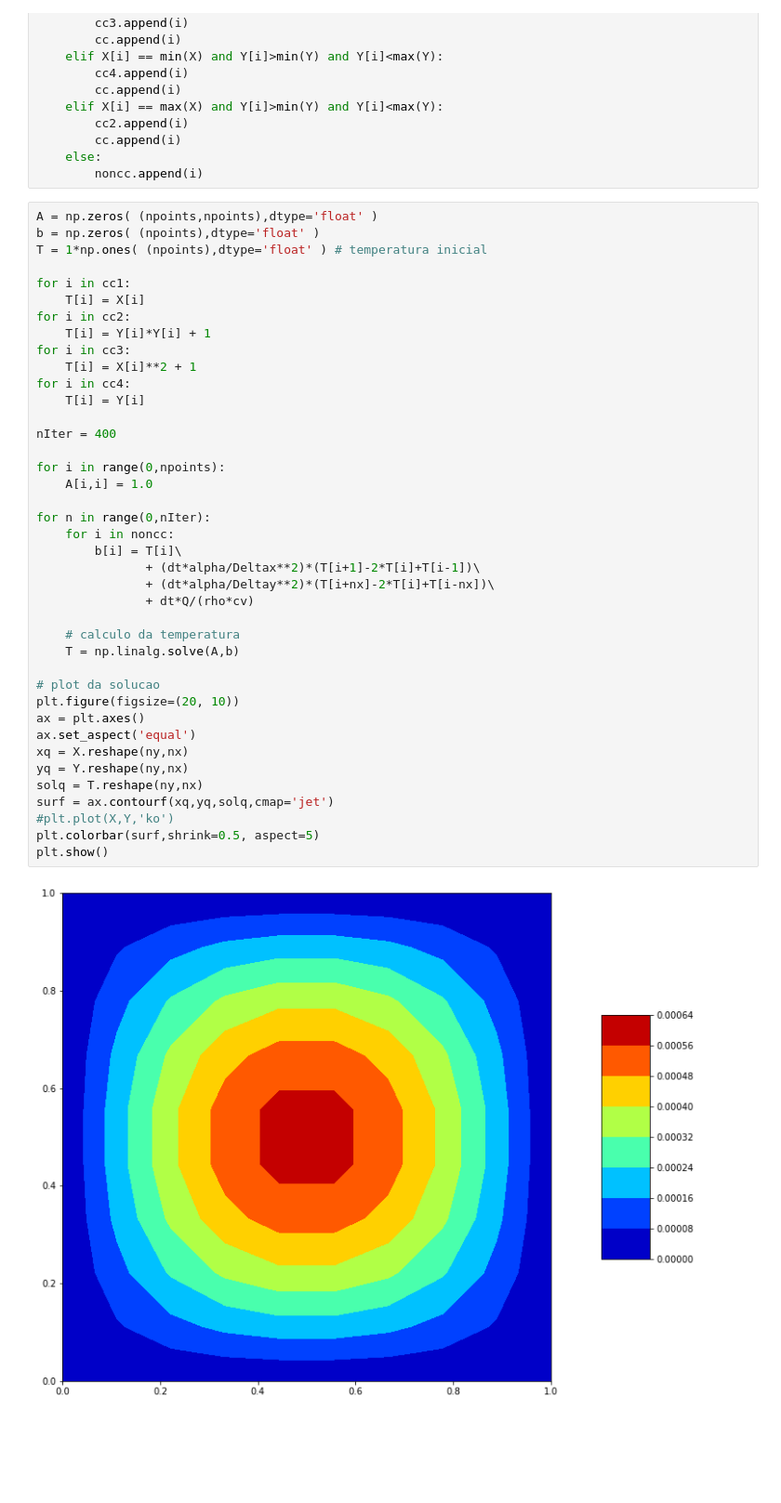
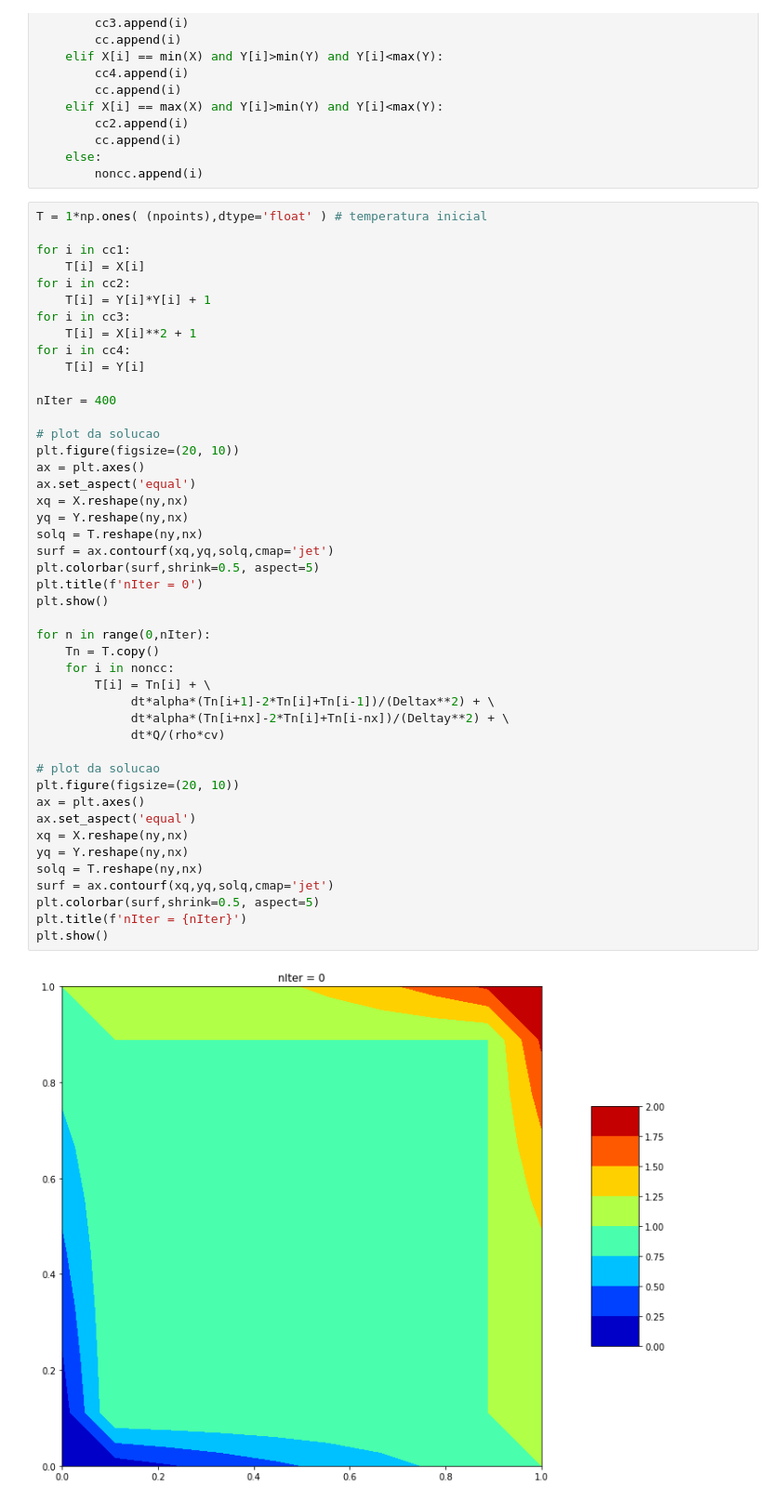
Before and after one commit to barros-jv/Heat_Transfer, a Jupyter notebook: Metodo_das_Diferencas_Finitas/Prob_Termico_2D_MDF_Transiente.ipynb, the cells around one changed output. Shown: that part at 93% size. Drawn from its saved outputs; the diff is of its cells as text; blank space fills up the shorter version.

```diff
--- a/Metodo_das_Diferencas_Finitas/Prob_Termico_2D_MDF_Transiente.ipynb
+++ b/Metodo_das_Diferencas_Finitas/Prob_Termico_2D_MDF_Transiente.ipynb
@@ -87,44 +87,49 @@ for i in range(0,npoints):
     else:
         noncc.append(i)
 # %%
-A = np.zeros( (npoints,npoints),dtype='float' )
-b = np.zeros( (npoints),dtype='float' )
 T = 1*np.ones( (npoints),dtype='float' ) # temperatura inicial
 
 for i in cc1:
     T[i] = X[i]
 for i in cc2:
     T[i] = Y[i]*Y[i] + 1
 for i in cc3:
     T[i] = X[i]**2 + 1
 for i in cc4:
     T[i] = Y[i]
 
 nIter = 400
 
-for i in range(0,npoints):
-    A[i,i] = 1.0
+# plot da solucao
+plt.figure(figsize=(20, 10))
+ax = plt.axes()
+ax.set_aspect('equal')
+xq = X.reshape(ny,nx)
+yq = Y.reshape(ny,nx)
+solq = T.reshape(ny,nx)
+surf = ax.contourf(xq,yq,solq,cmap='jet')
+plt.colorbar(surf,shrink=0.5, aspect=5)
+plt.title(f'nIter = 0')
+plt.show()
 
 for n in range(0,nIter):
+    Tn = T.copy()
     for i in noncc:
-        b[i] = T[i]\
-               + (dt*alpha/Deltax**2)*(T[i+1]-2*T[i]+T[i-1])\
-               + (dt*alpha/Deltay**2)*(T[i+nx]-2*T[i]+T[i-nx])\
-               + dt*Q/(rho*cv)
-
-    # calculo da temperatura
-    T = np.linalg.solve(A,b)
+        T[i] = Tn[i] + \
+             dt*alpha*(Tn[i+1]-2*Tn[i]+Tn[i-1])/(Deltax**2) + \
+             dt*alpha*(Tn[i+nx]-2*Tn[i]+Tn[i-nx])/(Deltay**2) + \
+             dt*Q/(rho*cv)
 
 # plot da solucao
 plt.figure(figsize=(20, 10))
 ax = plt.axes()
 ax.set_aspect('equal')
 xq = X.reshape(ny,nx)
 yq = Y.reshape(ny,nx)
 solq = T.reshape(ny,nx)
 surf = ax.contourf(xq,yq,solq,cmap='jet')
-#plt.plot(X,Y,'ko')
 plt.colorbar(surf,shrink=0.5, aspect=5)
+plt.title(f'nIter = {nIter}')
 plt.show()
 # %% [output]
-[figure, old version]
+[figure, new version]
```
Also changed, not shown: parts of 1 cell of this notebook, 3 other files.
